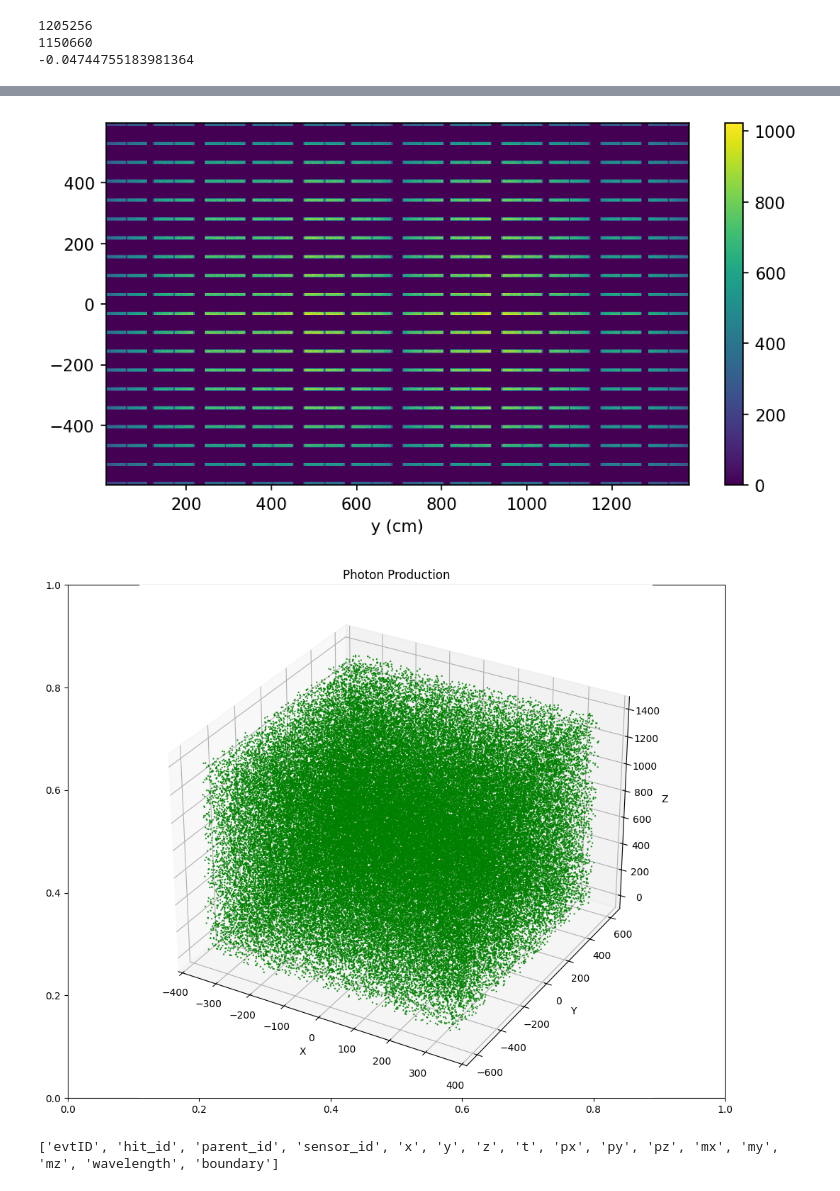
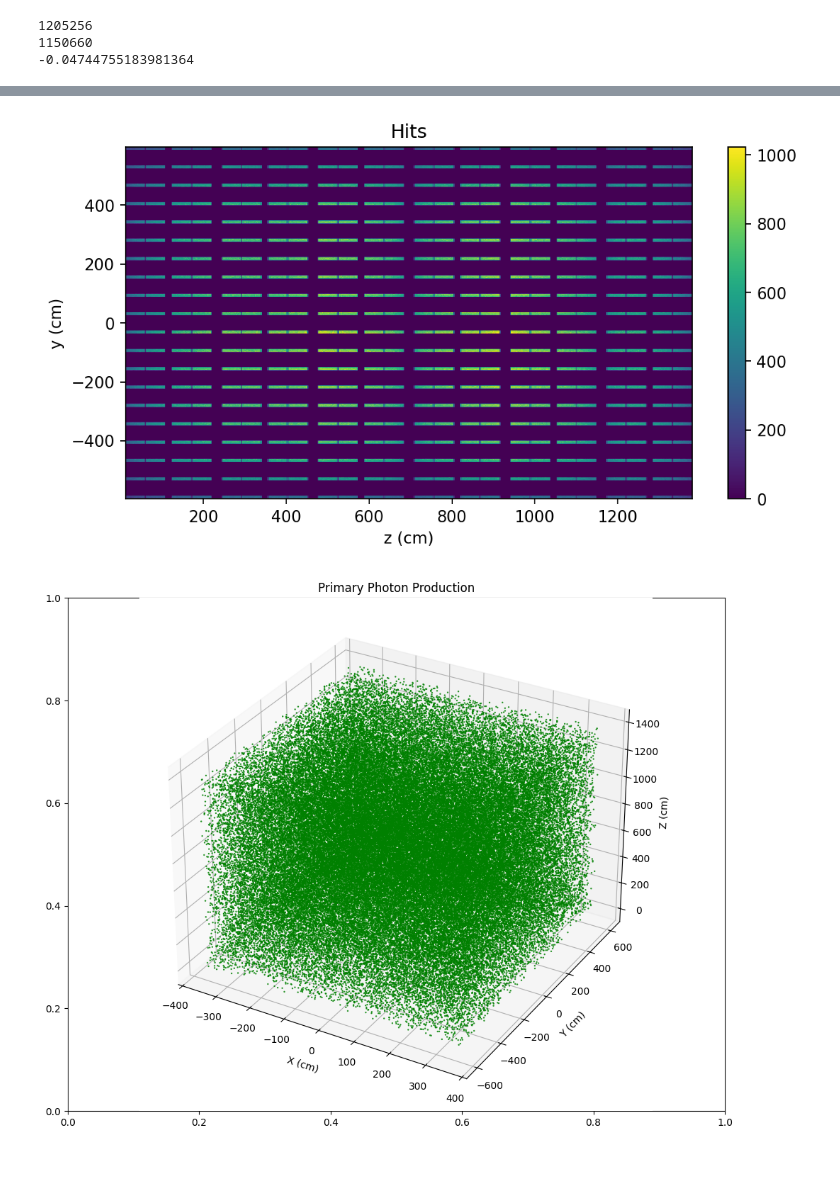
Before and after one commit to nuRiceLab/laropticks, a Jupyter notebook: laropticks/Analysis/Opticks_G4_LightSource_Visibility_Comparison.ipynb, the cells around one changed output, grey strips where cells are left out. Saved outputs shown, nothing was run; the diff lists cells and outputs as text; code cells hidden in the pictures; blank space fills up the shorter version.

```diff
--- a/laropticks/Analysis/Opticks_G4_LightSource_Visibility_Comparison.ipynb
+++ b/laropticks/Analysis/Opticks_G4_LightSource_Visibility_Comparison.ipynb
@@ -73,12 +113,13 @@ osid=file["opticks/OpticksHits/sensor_id"].array().to_numpy()
 owavelength=file["opticks/OpticksHits/wavelength"].array().to_numpy()
 # %%
 plt.figure(figsize=(8,4),dpi=150)
+plt.title("Hits")
 _=plt.hist2d(oz/10,oy/10,bins=500,cmin=0,cmax=2000)
 plt.xlabel("z (cm)")
-plt.xlabel("y (cm)")
+plt.ylabel("y (cm)")
 plt.colorbar();
 # %% [output]
-[figure, old version]
+[figure, new version]
 # %%
 
 initPhotons=file["generator/PhotonsGenerated"]
@@ -96,21 +137,13 @@ if pts.shape[0] > N:
     pts = pts[idx]
 
 fig = plt.figure(figsize=(10,8))
-plt.title("Photon Production")
+plt.title("Primary Photon Production")
 ax = fig.add_subplot(111, projection='3d')
 sc = ax.scatter(pts[:,0], pts[:,1], pts[:,2], s=0.5, color="green", alpha=0.8)
-ax.set_xlabel('X'); ax.set_ylabel('Y'); ax.set_zlabel('Z')
+ax.set_xlabel('X (cm)'); ax.set_ylabel('Y (cm)'); ax.set_zlabel('Z (cm)')
 #plt.colorbar(sc, label='Z')
 plt.tight_layout()
 plt.savefig('cloud_3d.png', dpi=200)  # offscreen-friendly
 plt.show()
 # %% [output]
-[figure, old version]
+[figure, new version]
-# %%
-OHits=file["opticks/OpticksHits"]
-
-print(OHits.keys())
-evts=OHits["evtID"].array().to_numpy()
-SIDs=OHits["sensor_id"].array().to_numpy()
-# %% [output]
-['evtID', 'hit_id', 'parent_id', 'sensor_id', 'x', 'y', 'z', 't', 'px', 'py', 'pz', 'mx', 'my', 'mz', 'wavelength', 'boundary']
```
Also changed, not shown: parts of 21 cells of this notebook, 14 other files.
